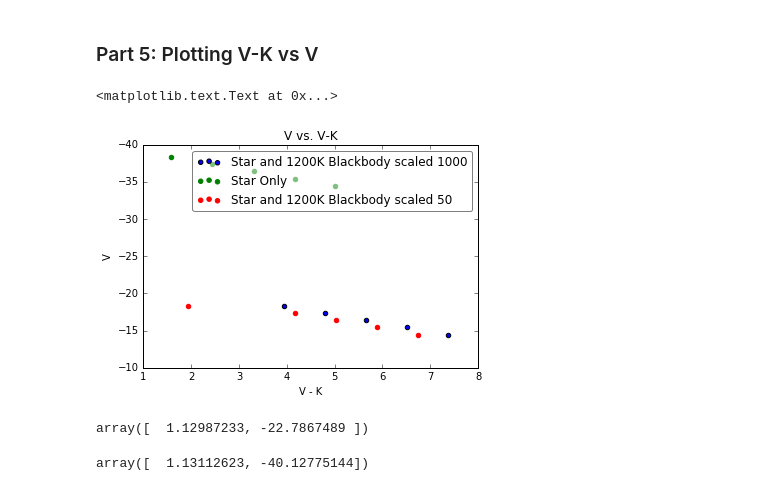
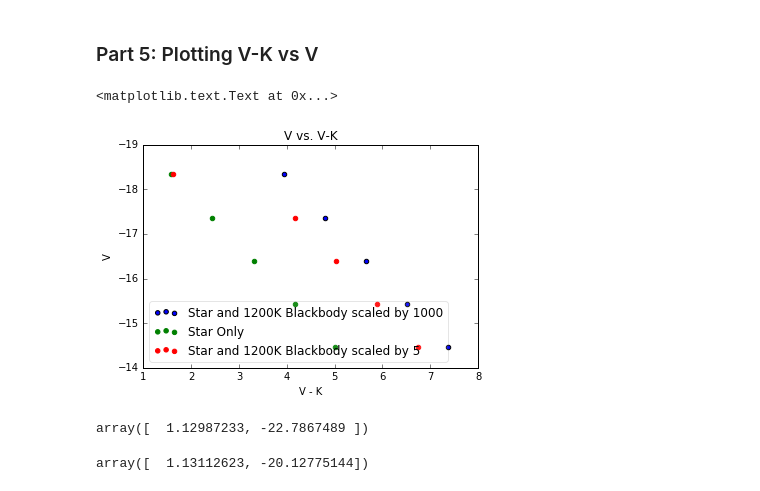
Before and after one commit to ojalae/initial-photometry, a Jupyter notebook: Photometry on Stellar Spectra (Units Converted).ipynb, the cells around one changed output. Cells and saved outputs as stored; diff of their text form; code cells hidden in the pictures.

```diff
--- a/Photometry on Stellar Spectra (Units Converted).ipynb
+++ b/Photometry on Stellar Spectra (Units Converted).ipynb
@@ -204,7 +204,7 @@ from astropy.io import fits
 ### Part 2: Spectra Models for Various Extinction Magnitudes
 # %%
 model_wavelengths=get_model('5700')[0]
-model_spectrum=get_model('5700')[1]
+model_spectrum=get_model('5700')[1]/10000/10000
 # %%
 AlAv=getFMext(1.0/model_wavelengths,3.1)
 #Use Z=Y*10.0**(-0.4*AlAv) for reddened spectra
@@ -392,7 +391,7 @@ starplusbbVminK=[starplusbbmags[5],starplusbbmags[8],starplusbbmags[11],starplus
 starV=[starmags[3],starmags[7],starmags[10],starmags[13],starmags[16]]
 starVminK=[starmags[5],starmags[8],starmags[11],starmags[14],starmags[17]]
 
-totalfluxtwo=(.05*blackbodyf(modelwavelengths) + modelflux)
+totalfluxtwo=(.005*blackbodyf(modelwavelengths) + modelflux)
 
 oneextinction_two=(0.5*blackbodyf(modelwavelengths) + modelflux)*10.0**(-0.4*AlAv)
 twoextinctions_two=(0.5*blackbodyf(modelwavelengths) + modelflux)*10.0**(-0.4*AlAv*2.0)
@@ -403,18 +402,18 @@ starplusbbmagstwo=getMags(modelwavelengths,totalfluxtwo,oneextinction_two,twoext
 starplusbbVtwo=[starplusbbmagstwo[3],starplusbbmagstwo[7],starplusbbmagstwo[10],starplusbbmagstwo[13],starplusbbmagstwo[16]]
 starplusbbVminKtwo=[starplusbbmagstwo[5],starplusbbmagstwo[8],starplusbbmagstwo[11],starplusbbmagstwo[14],starplusbbmagstwo[17]]
 # %%
-plt.scatter(starplusbbVminK,starplusbbV,label="Star and 1200K Blackbody scaled 1000")
+plt.scatter(starplusbbVminK,starplusbbV,label="Star and 1200K Blackbody scaled by 1000")
 plt.scatter(starVminK,starV,label="Star Only",color='green')
-plt.scatter(starplusbbVminKtwo,starplusbbVtwo,color='red', label="Star and 1200K Blackbody scaled 50")
+plt.scatter(starplusbbVminKtwo,starplusbbVtwo,color='red', label="Star and 1200K Blackbody scaled by 5")
 plt.gca().invert_yaxis()
-plt.legend(loc='best',fancybox=True, framealpha=0.5)
+plt.legend(loc='lower left',fancybox=True, framealpha=0.1)
 plt.xlabel("V - K")
 plt.ylabel("V")
 plt.title('V vs. V-K')
 #switch V axis so goes from large to small instead of small to large
 # %% [output]
 <matplotlib.text.Text at 0x...>
-[figure, old version]
+[figure, new version]
 # %%
 np.polyfit(starplusbbVminK, starplusbbV, 1)
 # %% [output]
@@ -422,6 +421,6 @@ array([  1.12987233, -22.7867489 ])
 # %%
 np.polyfit(starVminK, starV, 1)
 # %% [output]
-array([  1.13112623, -40.12775144])
+array([  1.13112623, -20.12775144])
 # %%
 #slopes are already different at 4 extinctions
```
Also changed, not shown: parts of 4 cells of this notebook.
